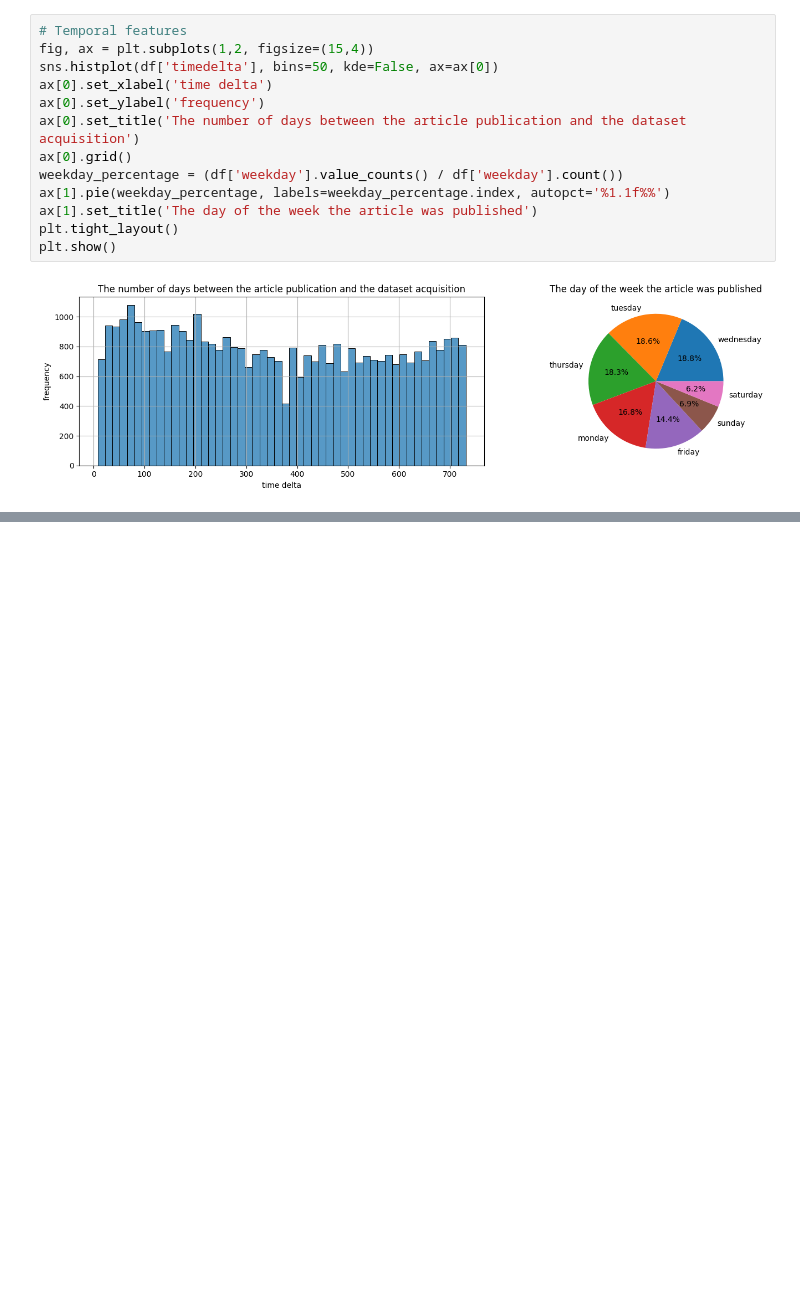
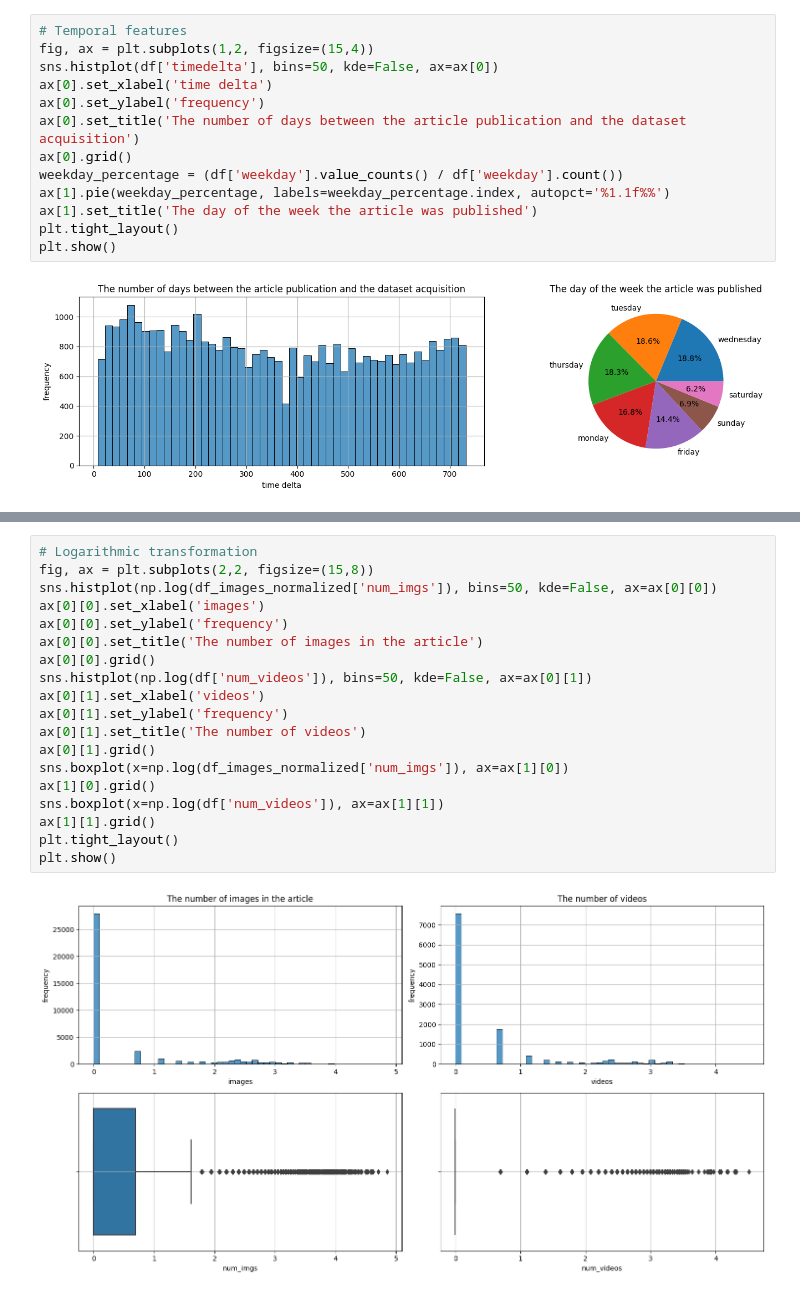
Before and after one commit to lolloberga/predict-shares-online-news, a Jupyter notebook: dataset_exploration.ipynb, the cells around one changed output, grey strips where cells are left out. Drawn from its saved outputs; the diff is of its cells as text; blank space fills up the shorter version.

```diff
--- a/dataset_exploration.ipynb
+++ b/dataset_exploration.ipynb
@@ -152,0 +206,21 @@ array([[<Axes: title={'center': 'global_subjectivity'}>,
+# %%
+# Logarithmic transformation
+fig, ax = plt.subplots(2,2, figsize=(15,8))
+sns.histplot(np.log(df_images_normalized['num_imgs']), bins=50, kde=False, ax=ax[0][0])
+ax[0][0].set_xlabel('images')
+ax[0][0].set_ylabel('frequency')
+ax[0][0].set_title('The number of images in the article')
+ax[0][0].grid()
+sns.histplot(np.log(df['num_videos']), bins=50, kde=False, ax=ax[0][1])
+ax[0][1].set_xlabel('videos')
+ax[0][1].set_ylabel('frequency')
+ax[0][1].set_title('The number of videos')
+ax[0][1].grid()
+sns.boxplot(x=np.log(df_images_normalized['num_imgs']), ax=ax[1][0])
+ax[1][0].grid()
+sns.boxplot(x=np.log(df['num_videos']), ax=ax[1][1])
+ax[1][1].grid()
+plt.tight_layout()
+plt.show()
+# %% [output]
+[figure, added]
```
Also changed, not shown: parts of 14 cells of this notebook.
